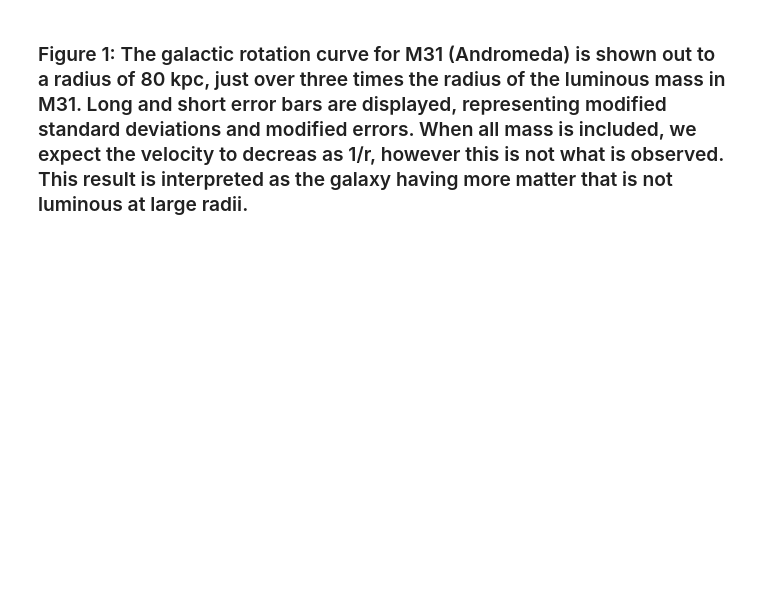
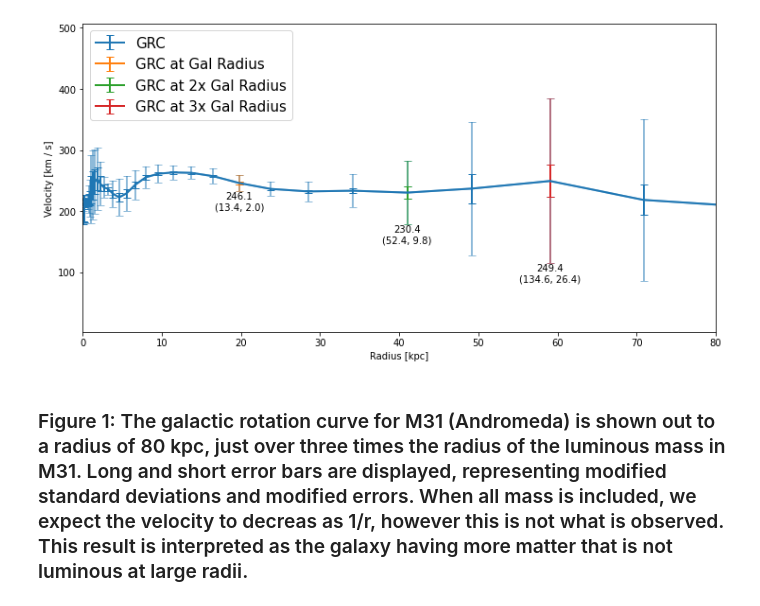
Before and after one commit to FoxFortino/DSPS_WFortino, a Jupyter notebook: HW4/HW4.ipynb, the cells around one changed output. Saved outputs shown, nothing was run; the diff lists cells and outputs as text; code cells hidden in the pictures; blank space fills up the shorter version.

```diff
--- a/HW4/HW4.ipynb
+++ b/HW4/HW4.ipynb
@@ -100,7 +109,7 @@ def plot_GRC(ax, gal, gal_size=None, n=None, c=None, label=None, text=False):
                 ha="center", va="top")
 
 
-def plotGal(gal, gal_size):
+def plotGal(gal, gal_size, xlim=(None, None)):
     fig, ax = plt.subplots(figsize=(12, 6))
     # ax.set_xscale("log")
     plot_GRC(ax, gal, label="GRC")
@@ -119,11 +128,13 @@ def plotGal(gal, gal_size):
     plt.ylabel("Velocity [km / s]")
 
 
-    plt.xlim((0.1, 80))
+    plt.xlim(xlim)
     plt.legend(fontsize=15)
     plt.show()
 # %%
-plotGal(m31, m31_physical_size.value / 2)
+plotGal(m31, m31_physical_size.value / 2, xlim=(0, 80))
+# %% [output]
+[figure, added]
 # %% [markdown]
 ### Figure 1: The galactic rotation curve for M31 (Andromeda) is shown out to a radius of 80 kpc, just over three times the radius of the luminous mass in M31. Long and short error bars are displayed, representing modified standard deviations and modified errors. When all mass is included, we expect the velocity to decreas as 1/r, however this is not what is observed. This result is interpreted as the galaxy having more matter that is not luminous at large radii.
 # %%
```
Also changed, not shown: parts of 12 cells of this notebook.
